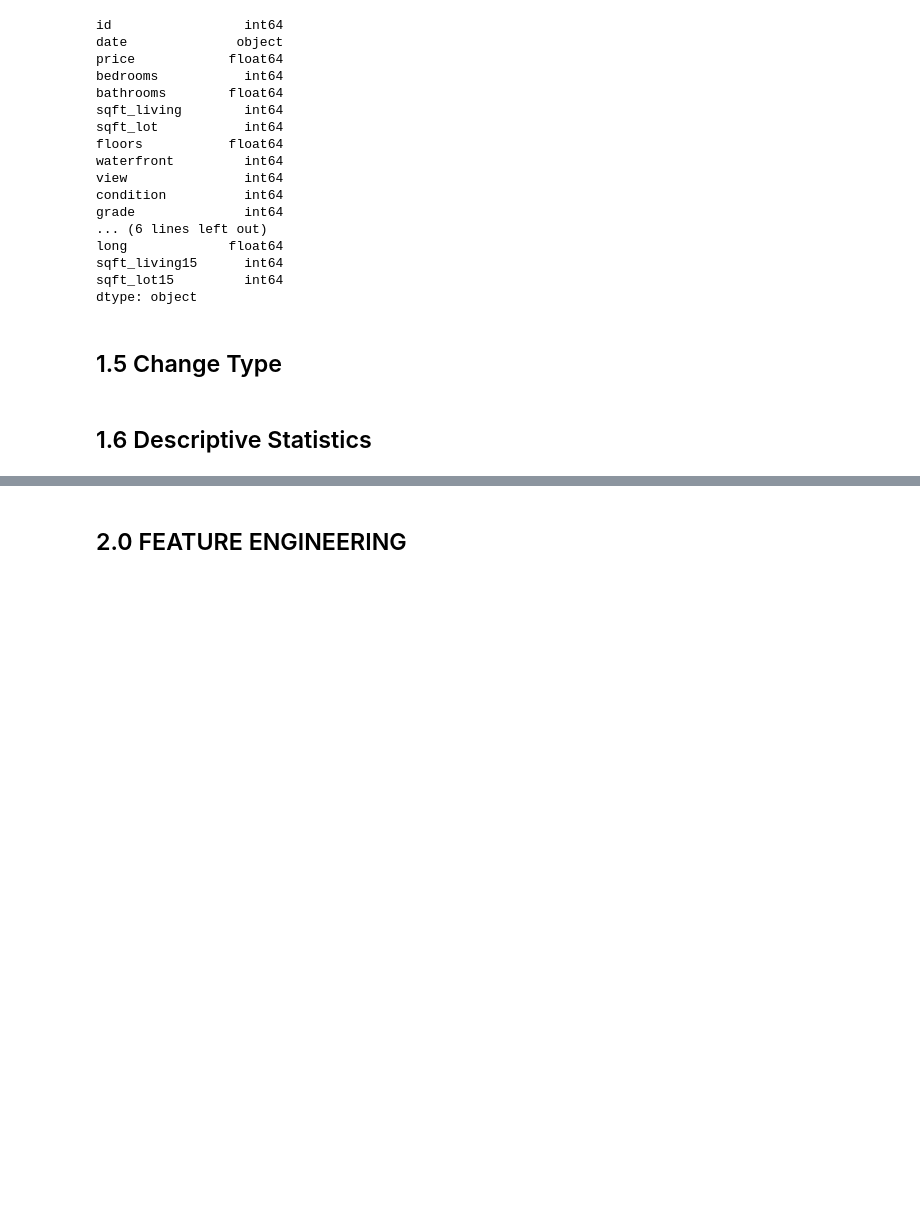
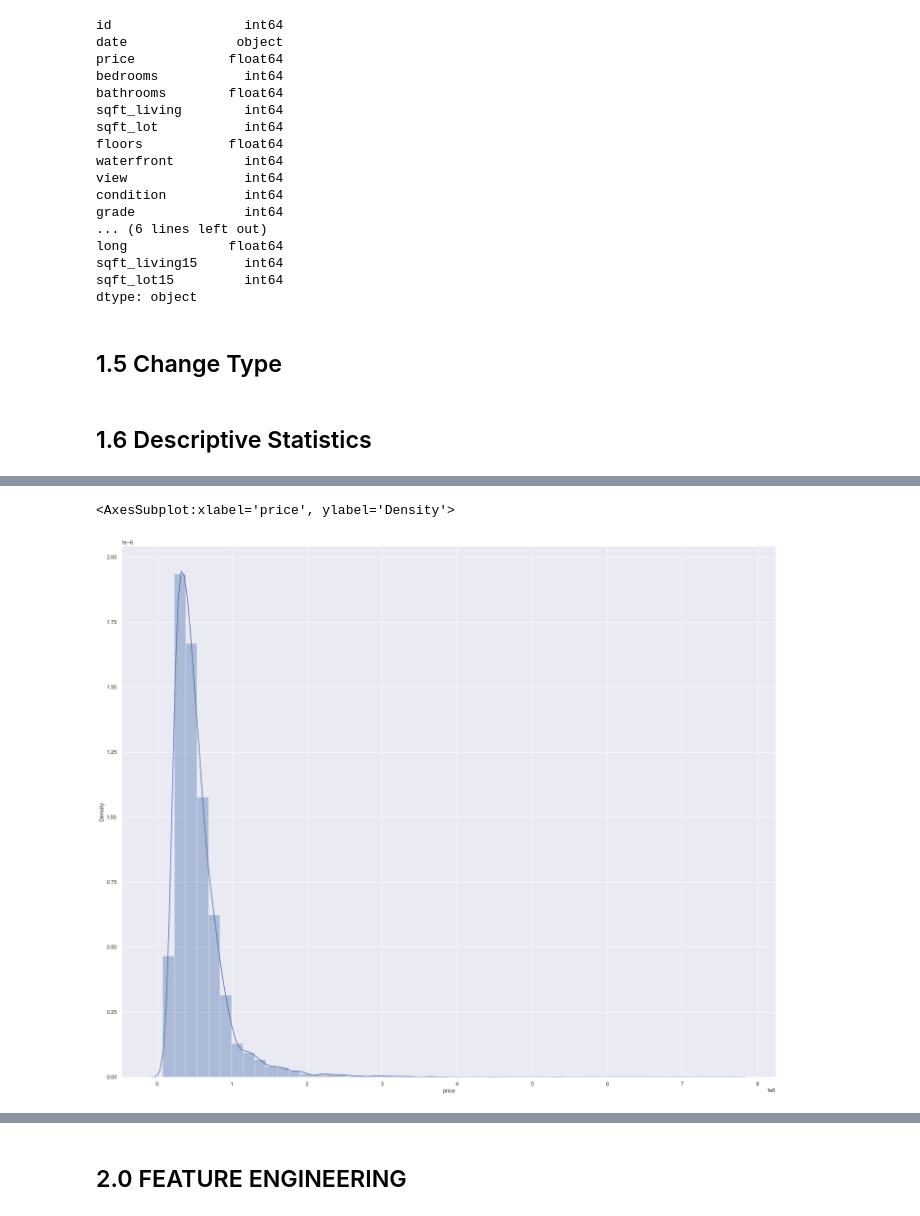
Before and after one commit to marcusbraggion/analise_exploratoria, a Jupyter notebook: house_rocket.ipynb, the cells around one changed output, grey strips where cells are left out. Saved outputs shown, nothing was run; the diff lists cells and outputs as text; code cells hidden in the pictures; blank space fills up the shorter version.

```diff
--- a/house_rocket.ipynb
+++ b/house_rocket.ipynb
@@ -143,0 +162,7 @@ m
+# %%
+import seaborn as sns
+
+sns.distplot(df1['price'])
+# %% [output]
+<AxesSubplot:xlabel='price', ylabel='Density'>
+[figure, added]
```
Also changed, not shown: parts of 25 cells of this notebook.
